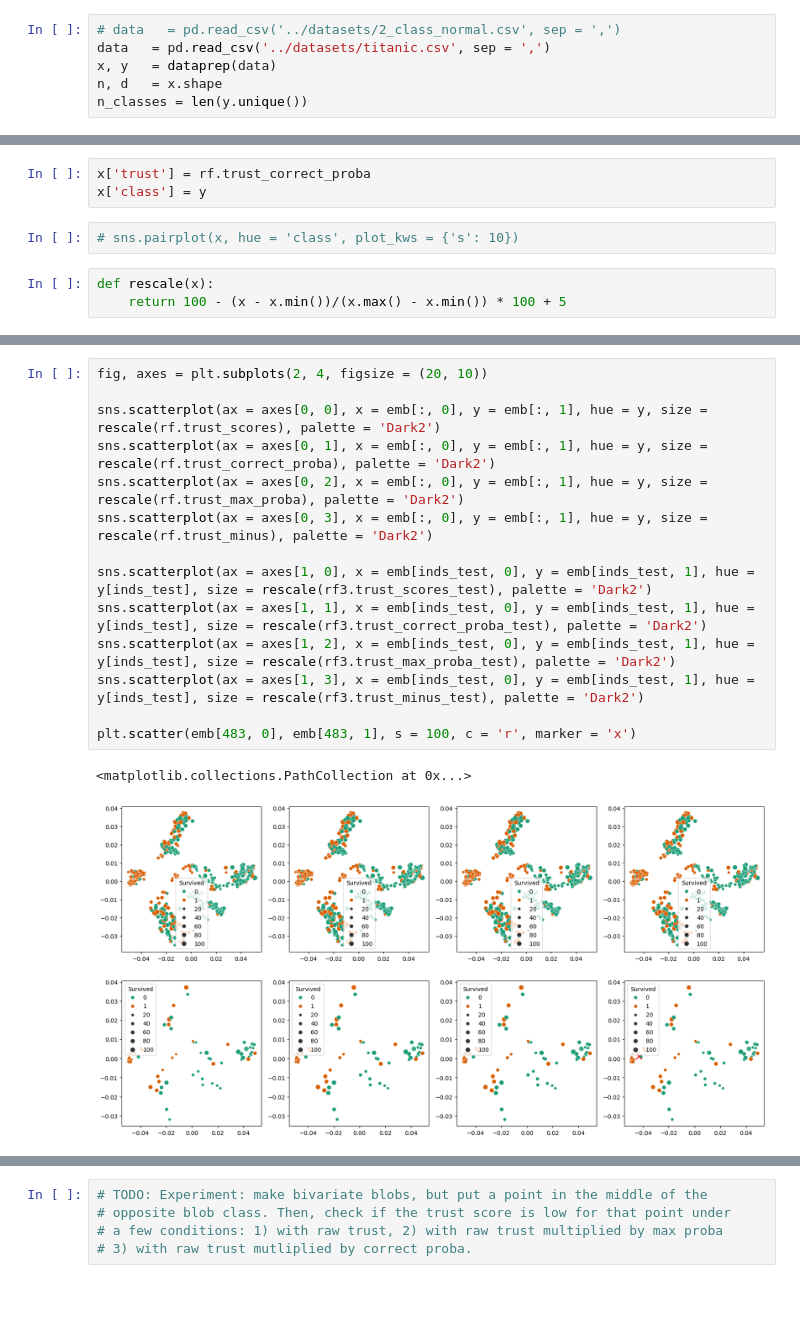
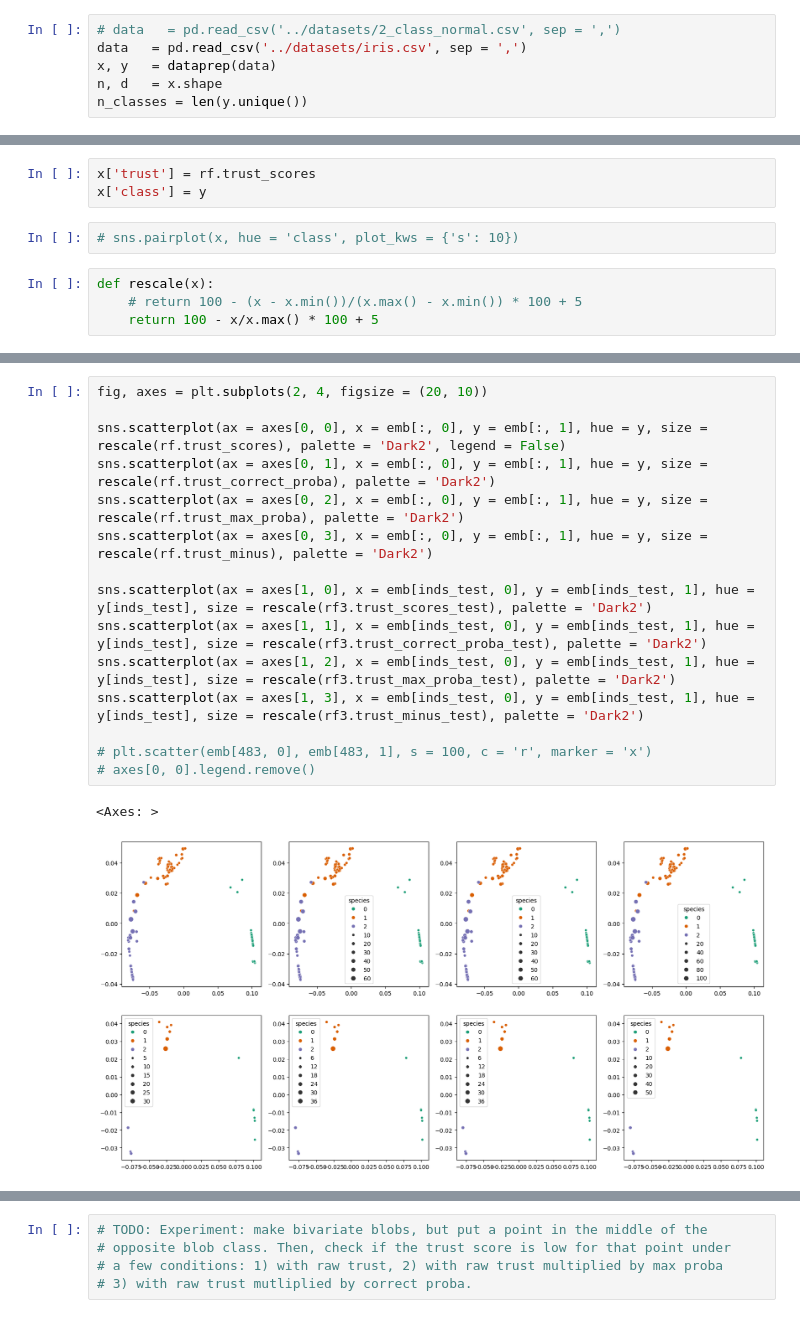
Before and after one commit to jakerhodes/RF-GAP-Python, a Jupyter notebook: test_trust.ipynb, the cells around one changed output, grey strips where cells are left out. Cells and saved outputs as stored; diff of their text form.

```diff
--- a/test_trust.ipynb
+++ b/test_trust.ipynb
@@ -19,7 +19,7 @@ from sklearn.model_selection import train_test_split
 # x = dataprep(x, label_col_idx = None, scale = None)
 # %%
 # data   = pd.read_csv('../datasets/2_class_normal.csv', sep = ',')
-data   = pd.read_csv('../datasets/titanic.csv', sep = ',')
+data   = pd.read_csv('../datasets/iris.csv', sep = ',')
 x, y   = dataprep(data)
 n, d   = x.shape
 n_classes = len(y.unique())
@@ -65,11 +58,12 @@ sns.histplot(trust_scores)
 # %%
-x['trust'] = rf.trust_correct_proba
+x['trust'] = rf.trust_scores
 x['class'] = y
 # %%
 # sns.pairplot(x, hue = 'class', plot_kws = {'s': 10})
 # %%
 def rescale(x):
-    return 100 - (x - x.min())/(x.max() - x.min()) * 100 + 5
+    # return 100 - (x - x.min())/(x.max() - x.min()) * 100 + 5
+    return 100 - x/x.max() * 100 + 5
 # %%
 phate_op = PHATE(knn_dist = 'precomputed')
 emb = phate_op.fit_transform(prox2)
@@ -89,17 +82,18 @@ Calculated PHATE in 0.75 seconds.
 # %%
 fig, axes = plt.subplots(2, 4, figsize = (20, 10))
 
-sns.scatterplot(ax = axes[0, 0], x = emb[:, 0], y = emb[:, 1], hue = y, size = rescale(rf.trust_scores), palette = 'Dark2')
+sns.scatterplot(ax = axes[0, 0], x = emb[:, 0], y = emb[:, 1], hue = y, size = rescale(rf.trust_scores), palette = 'Dark2', legend = False)
 sns.scatterplot(ax = axes[0, 1], x = emb[:, 0], y = emb[:, 1], hue = y, size = rescale(rf.trust_correct_proba), palette = 'Dark2')
 sns.scatterplot(ax = axes[0, 2], x = emb[:, 0], y = emb[:, 1], hue = y, size = rescale(rf.trust_max_proba), palette = 'Dark2')
 sns.scatterplot(ax = axes[0, 3], x = emb[:, 0], y = emb[:, 1], hue = y, size = rescale(rf.trust_minus), palette = 'Dark2')
 
 sns.scatterplot(ax = axes[1, 0], x = emb[inds_test, 0], y = emb[inds_test, 1], hue = y[inds_test], size = rescale(rf3.trust_scores_test), palette = 'Dark2')
 sns.scatterplot(ax = axes[1, 1], x = emb[inds_test, 0], y = emb[inds_test, 1], hue = y[inds_test], size = rescale(rf3.trust_correct_proba_test), palette = 'Dark2')
 sns.scatterplot(ax = axes[1, 2], x = emb[inds_test, 0], y = emb[inds_test, 1], hue = y[inds_test], size = rescale(rf3.trust_max_proba_test), palette = 'Dark2')
 sns.scatterplot(ax = axes[1, 3], x = emb[inds_test, 0], y = emb[inds_test, 1], hue = y[inds_test], size = rescale(rf3.trust_minus_test), palette = 'Dark2')
 
-plt.scatter(emb[483, 0], emb[483, 1], s = 100, c = 'r', marker = 'x')
+# plt.scatter(emb[483, 0], emb[483, 1], s = 100, c = 'r', marker = 'x')
+# axes[0, 0].legend.remove()
 # %% [output]
-<matplotlib.collections.PathCollection at 0x...>
+<Axes: >
-[figure, old version]
+[figure, new version]
```
Also changed, not shown: parts of 38 cells of this notebook, 2 other files.
